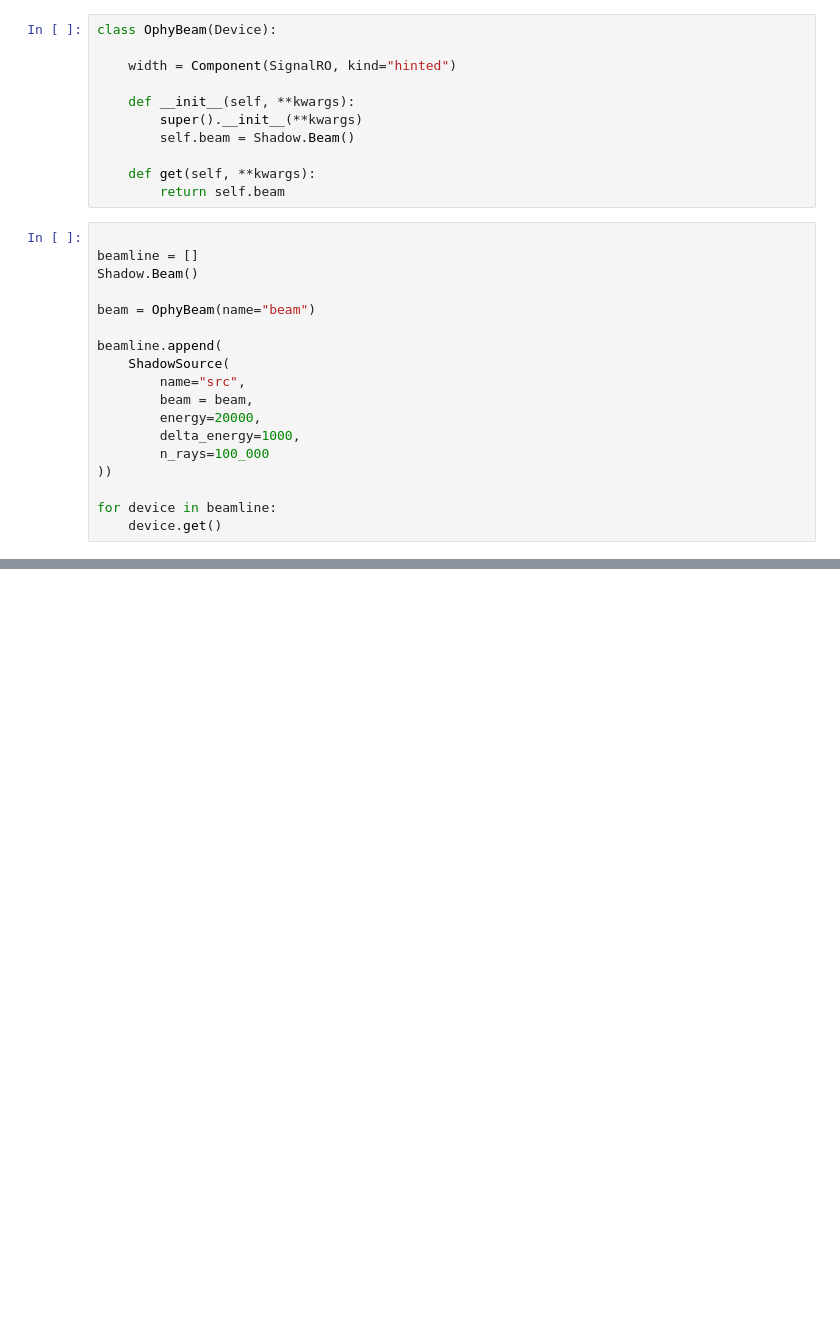
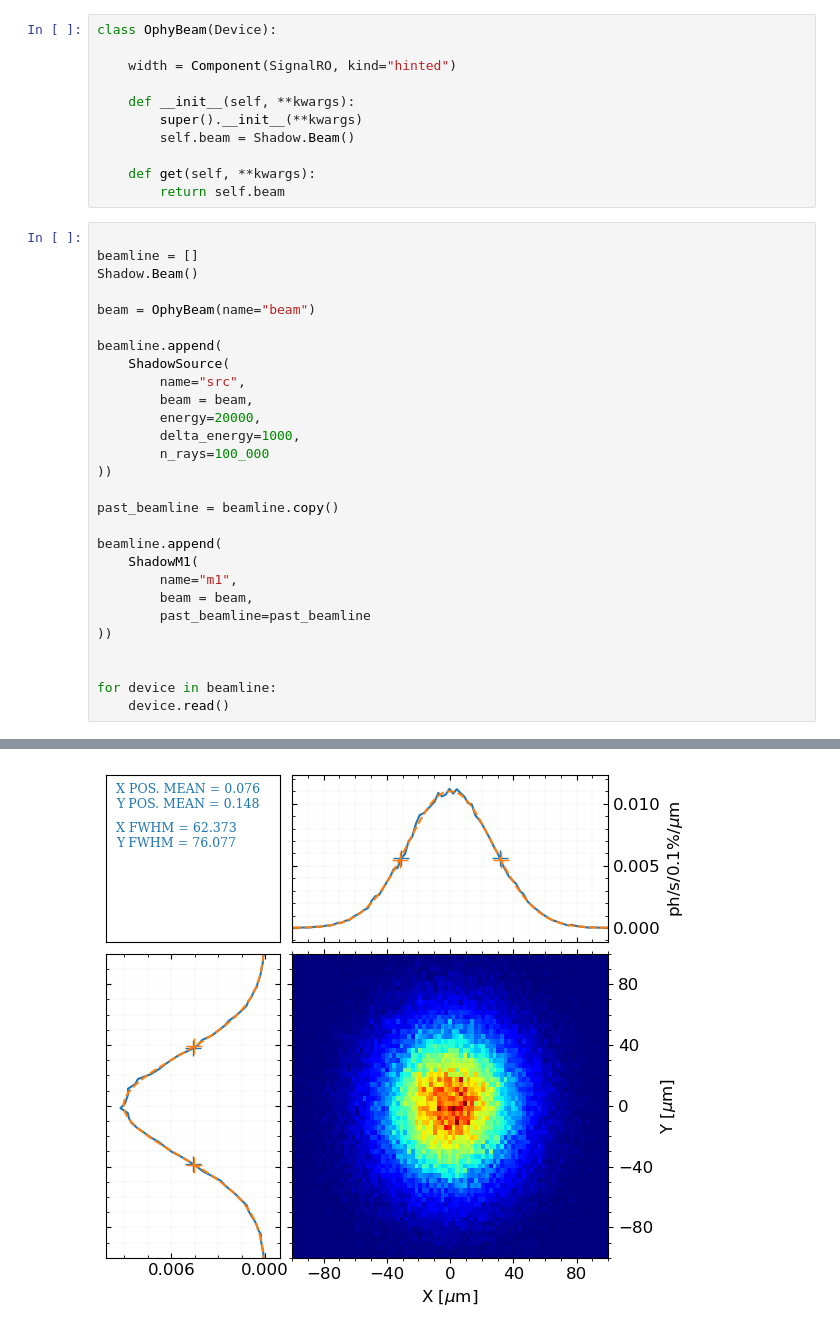
Before and after one commit to RafaelLyra8/beamline-auto-alignment, a Jupyter notebook: shadow_ophyd.ipynb, the cells around one changed output, grey strips where cells are left out. Cells and saved outputs as stored; diff of their text form; blank space fills up the shorter version.

Commit message:
Create ShadowM1 ophyd device

```diff
--- a/shadow_ophyd.ipynb
+++ b/shadow_ophyd.ipynb
@@ -114,5 +158,16 @@ beamline.append(
         n_rays=100_000
 ))
 
+past_beamline = beamline.copy()
+
+beamline.append(
+    ShadowM1(
+        name="m1",
+        beam = beam,
+        past_beamline=past_beamline
+))
+
+
 for device in beamline:
-    device.get()
+    device.read()
+# %% [output]
@@ -118,0 +191 @@ for device in beamline:
+[figure, added]
```
Also changed, not shown: parts of 3 cells of this notebook, 1 other file.
